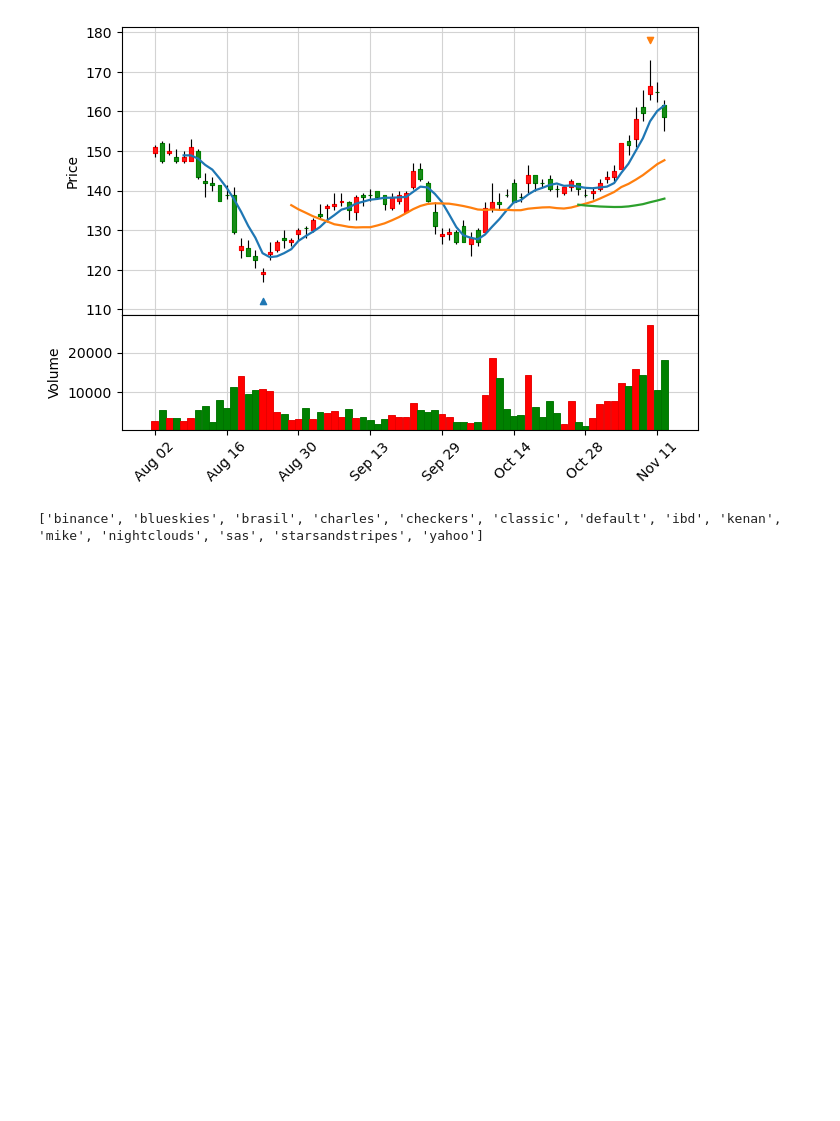
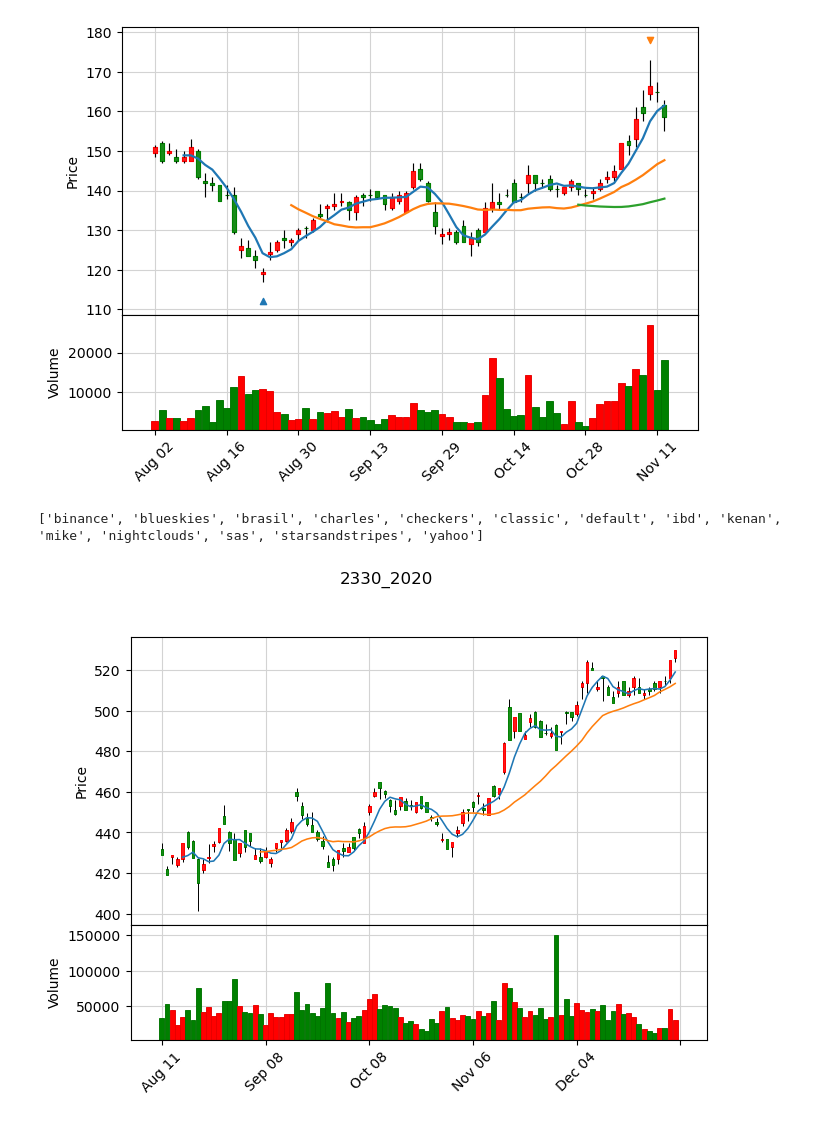
Before and after one commit to oscar50513/stock_project, a Jupyter notebook: Midterm/Midterm.ipynb, the cells around one changed output. Drawn from its saved outputs; the diff is of its cells as text; code cells hidden in the pictures; blank space fills up the shorter version.

```diff
--- a/Midterm/Midterm.ipynb
+++ b/Midterm/Midterm.ipynb
@@ -144,3 +144,27 @@ mpf.plot(data_2021,addplot = add,type = 'candle', style=cs, volume = True, mav=(
 print(mpf.available_styles())
 # %% [output]
 ['binance', 'blueskies', 'brasil', 'charles', 'checkers', 'classic', 'default', 'ibd', 'kenan', 'mike', 'nightclouds', 'sas', 'starsandstripes', 'yahoo']
+# %%
+import mplfinance as mpf
+import pandas as pd
+from datetime import datetime
+import time
+import mplfinance as mpf
+
+SData = pd.read_csv('2330_newfile.csv', index_col = 'Date')
+
+SData.index = pd.DatetimeIndex(SData.index)
+SData1 = SData.loc['1/2/2020':'12/31/2020',:]
+SData1 = SData.tail(100)
+
+mc = mpf.make_marketcolors(up='r', down='g', volume='inherit', edge='inherit')
+cs  = mpf.make_mpf_style(marketcolors=mc, gridcolor="lightgray")
+
+mpf.plot(SData1, type='candle',
+        title='2330_2020',
+        ylabel='Price',
+        ylabel_lower='Volume',
+        volume=True,
+        mav=(5, 20),style =cs)
+# %% [output]
+[figure, added]
```
Also changed, not shown: parts of 4 cells of this notebook, 2 other files.
